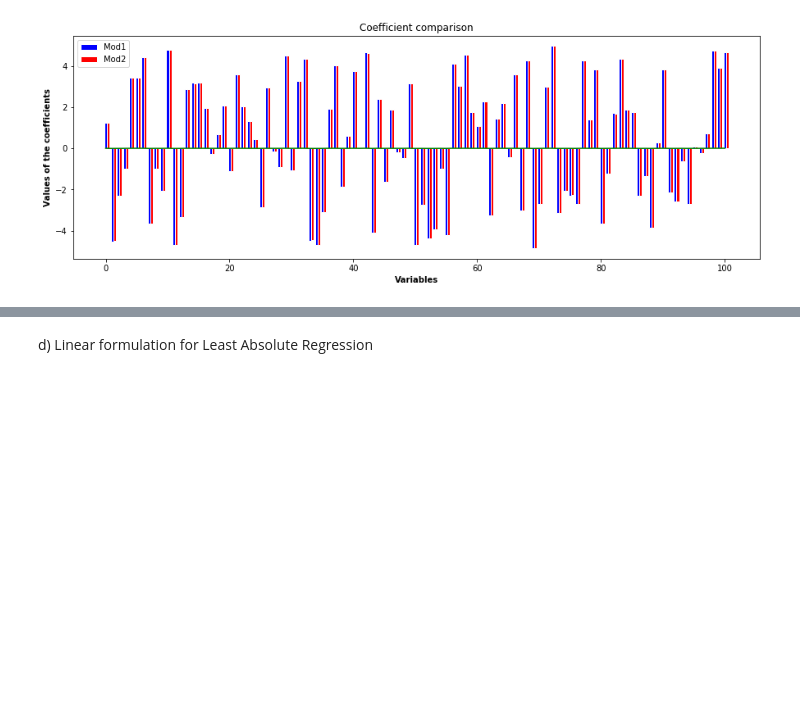
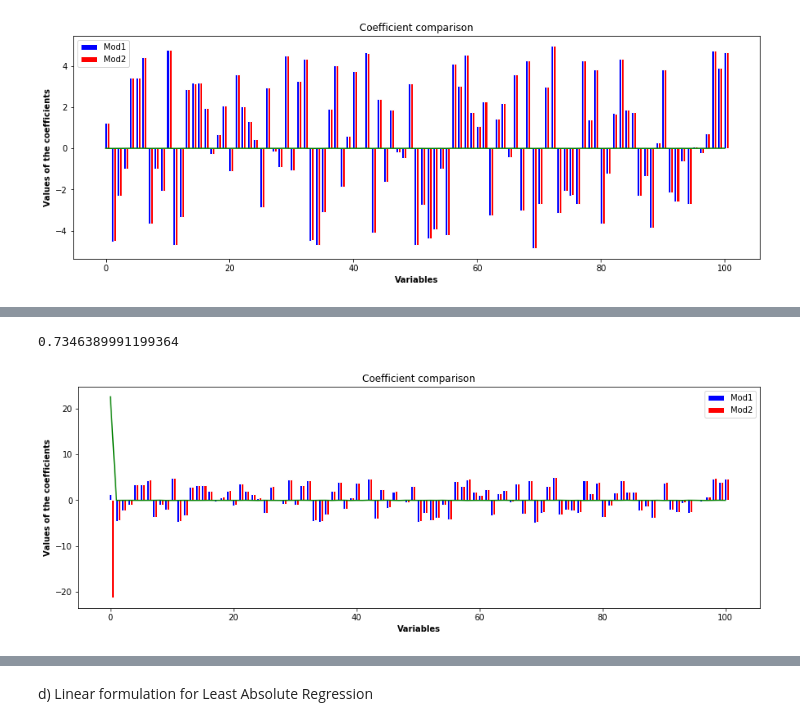
Before and after one commit to Jhdemendoza/Optimization-Project2, a Jupyter notebook: Optimization-Project2.ipynb, the cells around one changed output, grey strips where cells are left out. Cells and saved outputs as stored; diff of their text form; code cells hidden in the pictures; blank space fills up the shorter version.

```diff
--- a/Optimization-Project2.ipynb
+++ b/Optimization-Project2.ipynb
@@ -298,0 +318,15 @@ compare(beta_ls_exact, np.reshape(beta_nw, (101,1)))
+# %%
+def hessianPowell(beta, next_beta, grad, next_grad, hess_prev):
+    s = next_beta - beta
+    y = next_grad - grad
+    ybs = y-np.dot(hess_prev,s)
+    h = hess_prev+(np.dot(ybs,np.transpose(ybs))/np.dot(np.transpose(ybs),s))
+    return h
+
+def hessianBFGS(beta, next_beta, grad, next_grad, hess_prev):
+    s = next_beta - beta
+    y = next_grad - grad
+    bs = np.dot(hess_prev,s)
+    yy = np.dot(y,np.transpose(y))
+    h = hess_prev-(np.dot(bs,np.transpose(bs))/np.dot(np.transpose(s),bs))+(yy/np.dot(np.transpose(y),s))
+    return h
@@ -298,0 +404,6 @@ compare(beta_ls_exact, np.reshape(beta_nw, (101,1)))
+# %%
+print(min(tol_qn_powell[tol_qn_powell>0]))
+compare(beta_ls_exact, np.reshape(beta_qn_powell, (101,1)))
+# %% [output]
+0.7346389991199364
+[figure, added]
```
Also changed, not shown: parts of 20 cells of this notebook.
